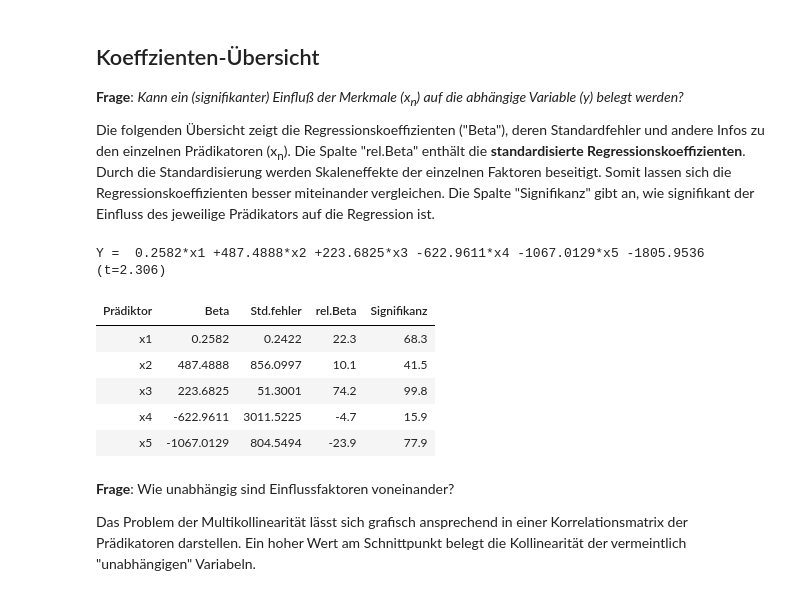
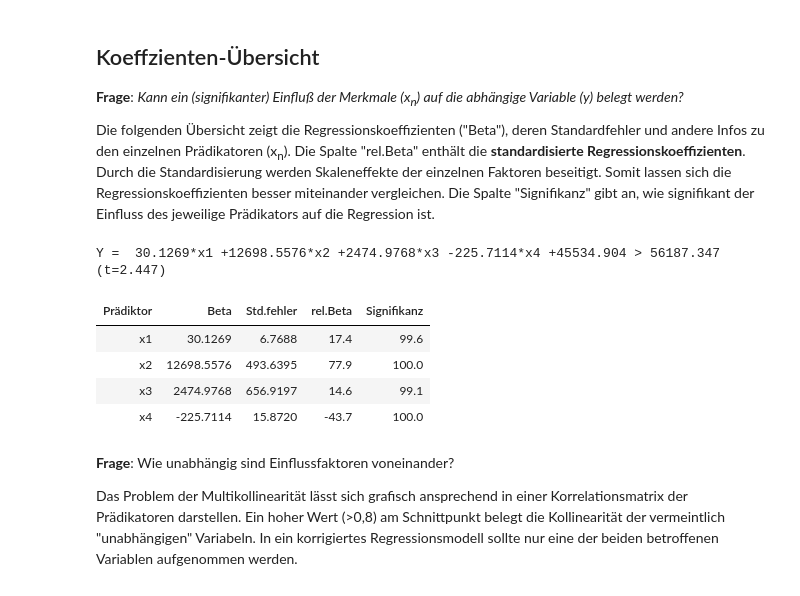
Before and after one commit to SJuhl75/jupy, a Jupyter notebook: MulVarLinReg.ipynb, the cells around one changed output. Cells and saved outputs as stored; diff of their text form; code cells hidden in the pictures.

```diff
--- a/MulVarLinReg.ipynb
+++ b/MulVarLinReg.ipynb
@@ -400,50 +401,49 @@ for index, row in coeft.iterrows():
 
 # Überprüfe, ob ein Intercept vorhanden ist und füge ihn hinzu (angenommen, der Intercept ist im Modell gespeichert)
 if hasattr(model, 'intercept_'):
-    formel += f" {model.intercept_.round(4)[0]}"
-y_low = np.sqrt(s2yx)*t_value*np.sqrt(1+1/n+y_true['y'].mean()**2/SSReg)
-#formel += f" > {y_low:.3f}"
+    formel += f" +{model.intercept_.round(4)[0]}" if model.intercept_.round(4)[0] > 0 else f" {model.intercept_.round(4)[0]}"
+y_low = model.intercept_[0] + np.sqrt(s2yx)*t_value*np.sqrt(1/n+1/df+y_true['y'].mean()**2/SSReg)
+formel += f" > {y_low:.3f}"
 formel += f" (t={t.ppf(1-0.05/2, df):.3f})"
 
 # Ausgabe der Formel
 print(formel)
 
 def highlight_significance(val):
     if val < 95:
         return 'color: red'  # Rot, wenn Signifikanz < 95
     else:
         return 'font-weight: bold'  # Fett, wenn Signifikanz >= 95
 
 # Anwenden der bedingten Formatierung auf die Spalte "Signifikanz"
 styled_coeft = coeft.style.map(highlight_significance, subset=['Signifikanz'])
 
 # Formatierung anwenden, um die Anzahl der Dezimalstellen zu beschränken
 styled_coeft = styled_coeft.format({
     'Beta': '{:.4f}',           # Beschränkt die Anzahl der Dezimalstellen auf 2 für die Spalte 'Beta'
     'Std.fehler': '{:.4f}',     # Beschränkt die Anzahl der Dezimalstellen auf 2 für die Spalte 'Std.fehler'
     'rel.Beta': '{:.1f}',       # Beschränkt die Anzahl der Dezimalstellen auf 2 für die Spalte 'rel.Beta'
     'Signifikanz': '{:.1f}'     # Beschränkt die Anzahl der Dezimalstellen auf 2 für die Spalte 'Signifikanz'
 }).set_table_styles(            # Center align the 'Prädikator' column
     [{'selector': 'td.col0', 'props': [('text-align', 'center')]}
 ]).hide(axis='index')           # Hide the index column
 
 # Anzeigen des formatierten DataFrames
 styled_coeft
 
 #qgrid_widget = qgrid.show_grid(coeft, show_toolbar=True, column_definitions={ 'index': { 'maxWidth': 0, 'minWidth': 0, 'width': 0 }},grid_options={'highlightSelectedRow': False})
 #qgrid_widget
 # %% [output]
-Y =  0.2582*x1 +487.4888*x2 +223.6825*x3 -622.9611*x4 -1067.0129*x5 -1805.9536 (t=2.306)
+Y =  30.1269*x1 +12698.5576*x2 +2474.9768*x3 -225.7114*x4 +45534.904 > 56187.347 (t=2.447)
 | Prädiktor | Beta | Std.fehler | rel.Beta | Signifikanz |
-| x1 | 0.2582 | 0.2422 | 22.3 | 68.3 |
-| x2 | 487.4888 | 856.0997 | 10.1 | 41.5 |
-| x3 | 223.6825 | 51.3001 | 74.2 | 99.8 |
-| x4 | -622.9611 | 3011.5225 | -4.7 | 15.9 |
-| x5 | -1067.0129 | 804.5494 | -23.9 | 77.9 |
+| x1 | 30.1269 | 6.7688 | 17.4 | 99.6 |
+| x2 | 12698.5576 | 493.6395 | 77.9 | 100.0 |
+| x3 | 2474.9768 | 656.9197 | 14.6 | 99.1 |
+| x4 | -225.7114 | 15.8720 | -43.7 | 100.0 |
 # %% [markdown]
 **Frage**: Wie unabhängig sind Einflussfaktoren voneinander?
 
-Das Problem der Multikollinearität lässt sich grafisch ansprechend in einer Korrelationsmatrix der Prädikatoren darstellen. Ein hoher Wert am Schnittpunkt belegt die Kollinearität der vermeintlich "unabhängigen" Variabeln.
+Das Problem der Multikollinearität lässt sich grafisch ansprechend in einer Korrelationsmatrix der Prädikatoren darstellen. Ein hoher Wert (>0,8) am Schnittpunkt belegt die Kollinearität der vermeintlich "unabhängigen" Variabeln. In ein korrigiertes Regressionsmodell sollte nur eine der beiden betroffenen Variablen aufgenommen werden.
 # %%
 # Kolinearität der Prädiktoren überprüfen
 correlation_matrix = x_true.corr()
```
Also changed, not shown: parts of 4 cells of this notebook, 1 other file.
